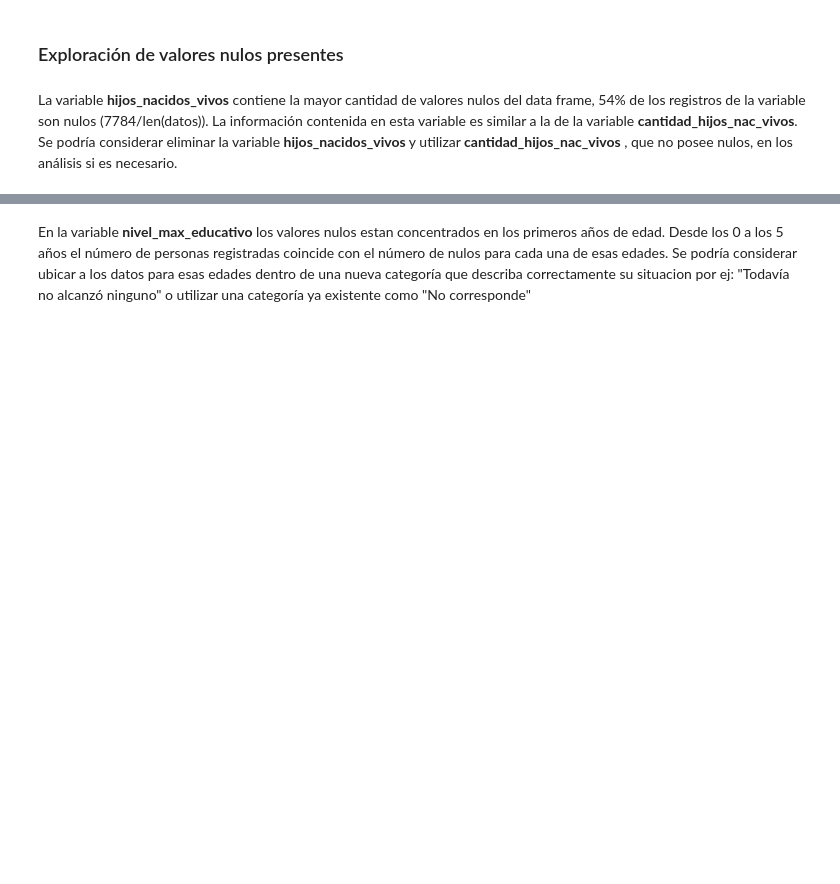
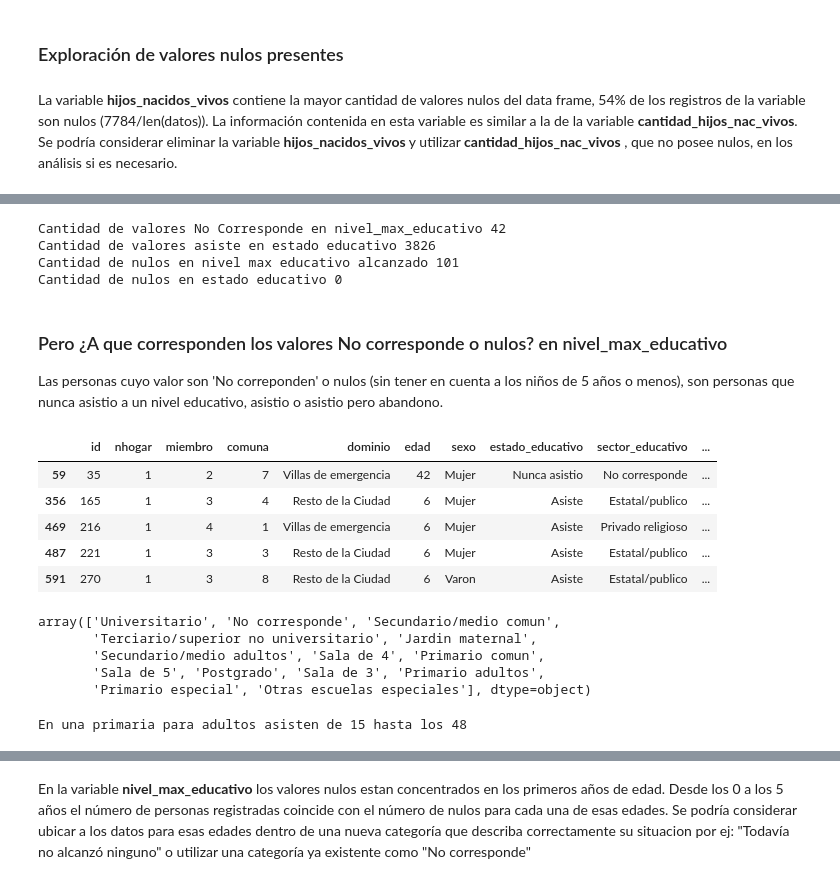
Before and after one commit to caucot/Dataset, a Jupyter notebook: Segunda Entrega/2da-preentrega-grupo8.ipynb, the cells around one changed output, grey strips where cells are left out. Drawn from its saved outputs; the diff is of its cells as text; code cells hidden in the pictures; blank space fills up the shorter version.

```diff
--- a/Segunda Entrega/2da-preentrega-grupo8.ipynb
+++ b/Segunda Entrega/2da-preentrega-grupo8.ipynb
@@ -168,0 +252,48 @@ datos.drop(columns=['hijos_nacidos_vivos'], inplace=True)
+# %%
+#Averiguamos la cantidad de valores 'nulos' y 'No corresponde' que existen en la columna nivel_max_educativo y nivel_actual
+#En personas que tengan 6 años hasta los 100 años.
+cant_secundario_no_corresponde= len(datos[(datos["edad"]<=100) & (datos["edad"]>=6) & (datos['nivel_max_educativo']=='No corresponde')])
+cant_estado_educativo_asiste= len(datos[(datos["edad"]<=100) & (datos["edad"]>=6) & (datos['estado_educativo']=='Asiste')])
+print(f'Cantidad de valores No Corresponde en nivel_max_educativo {cant_secundario_no_corresponde}')
+print(f'Cantidad de valores asiste en estado educativo {cant_estado_educativo_asiste}')
+
+cant_nulos_max_educativo = len(datos[(datos['nivel_max_educativo'].isnull()) & (datos["edad"]<=100) & (datos["edad"]>=6)])
+cant_nulos_estado_educativo = len(datos[(datos['estado_educativo'].isnull()) & (datos["edad"]<=100) & (datos["edad"]>=6)])
+print(f'Cantidad de nulos en nivel max educativo alcanzado {cant_nulos_max_educativo}')
+print(f'Cantidad de nulos en estado educativo {cant_nulos_estado_educativo}')
+# %% [output]
+Cantidad de valores No Corresponde en nivel_max_educativo 42
+Cantidad de valores asiste en estado educativo 3826
+Cantidad de nulos en nivel max educativo alcanzado 101
+Cantidad de nulos en estado educativo 0
+# %% [markdown]
+### Pero ¿A que corresponden los valores No corresponde o nulos? en nivel_max_educativo
+Las personas cuyo valor son 'No correponden' o nulos (sin tener en cuenta a los niños de 5 años o menos), son personas que nunca asistio a un nivel educativo, asistio o asistio pero abandono.
+# %%
+columnas_temporales = ['id','nhogar','miembro','comuna','dominio','edad','sexo','estado_educativo','sector_educativo','nivel_actual','nivel_max_educativo','años_escolaridad']
+datos_temporales = datos[columnas_temporales].copy()
+# %%
+datos_temporales[(datos_temporales["edad"]<=100) & (datos["edad"]>=6) & (datos_temporales['nivel_max_educativo'].isnull()& (datos_temporales['nivel_max_educativo']=='No corresponde')].head(5)
+#al observar los valores nulos y obsevando a su vez el estado educativo y nivel actual, se puede ver que asisten
+# a clases (muy extraño que sean nulos) aunque no tengan un valor.
+# %% [output]
+|  | id | nhogar | miembro | comuna | dominio | edad | sexo | estado_educativo | sector_educativo | ... |
+| 59 | 35 | 1 | 2 | 7 | Villas de emergencia | 42 | Mujer | Nunca asistio | No corresponde | ... |
+| 356 | 165 | 1 | 3 | 4 | Resto de la Ciudad | 6 | Mujer | Asiste | Estatal/publico | ... |
+| 469 | 216 | 1 | 4 | 1 | Villas de emergencia | 6 | Mujer | Asiste | Privado religioso | ... |
+| 487 | 221 | 1 | 3 | 3 | Resto de la Ciudad | 6 | Mujer | Asiste | Estatal/publico | ... |
+| 591 | 270 | 1 | 3 | 8 | Resto de la Ciudad | 6 | Varon | Asiste | Estatal/publico | ... |
+# %%
+datos['nivel_actual'].unique()
+# %% [output]
+array(['Universitario', 'No corresponde', 'Secundario/medio comun',
+       'Terciario/superior no universitario', 'Jardin maternal',
+       'Secundario/medio adultos', 'Sala de 4', 'Primario comun',
+       'Sala de 5', 'Postgrado', 'Sala de 3', 'Primario adultos',
+       'Primario especial', 'Otras escuelas especiales'], dtype=object)
+# %%
+edad_min = datos[(datos['nivel_actual']=='Primario adultos')]['edad'].min()
+edad_max = datos[(datos['nivel_actual']=='Primario adultos')]['edad'].max()
+print(f'En una primaria para adultos asisten de {edad_min} hasta los {edad_max}')
+# %% [output]
+En una primaria para adultos asisten de 15 hasta los 48
```
Also changed, not shown: parts of 32 cells of this notebook.
